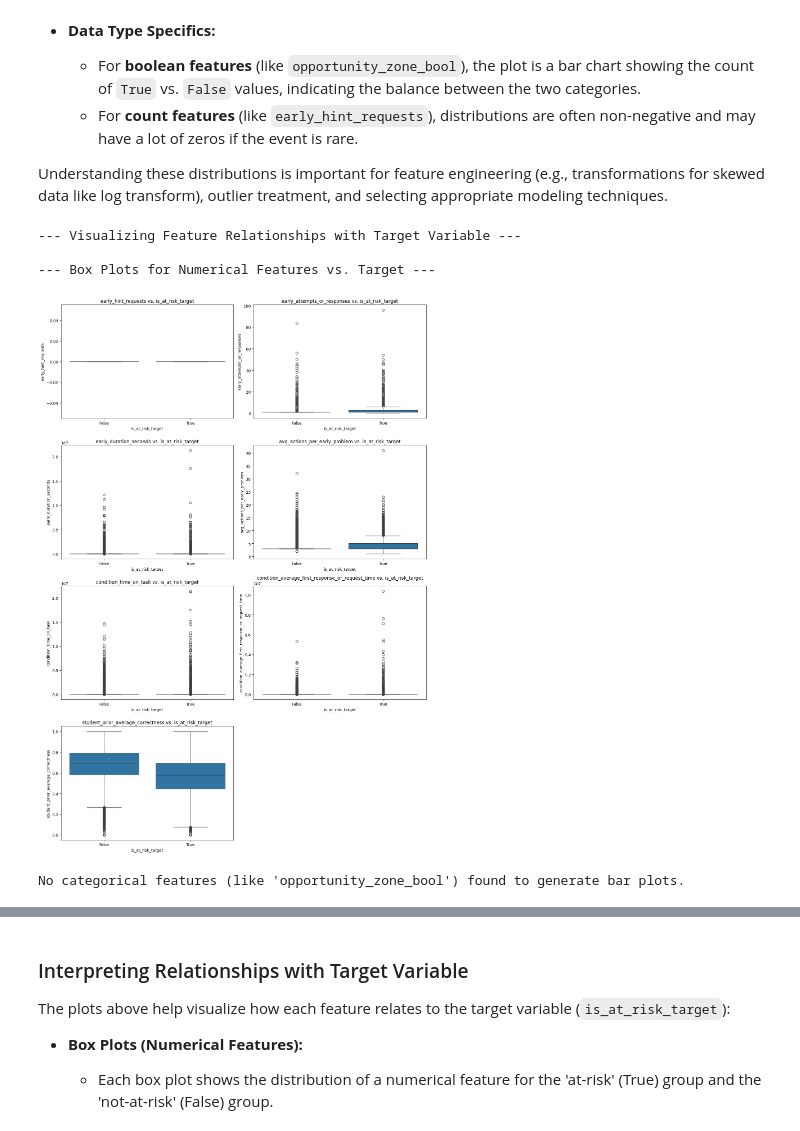
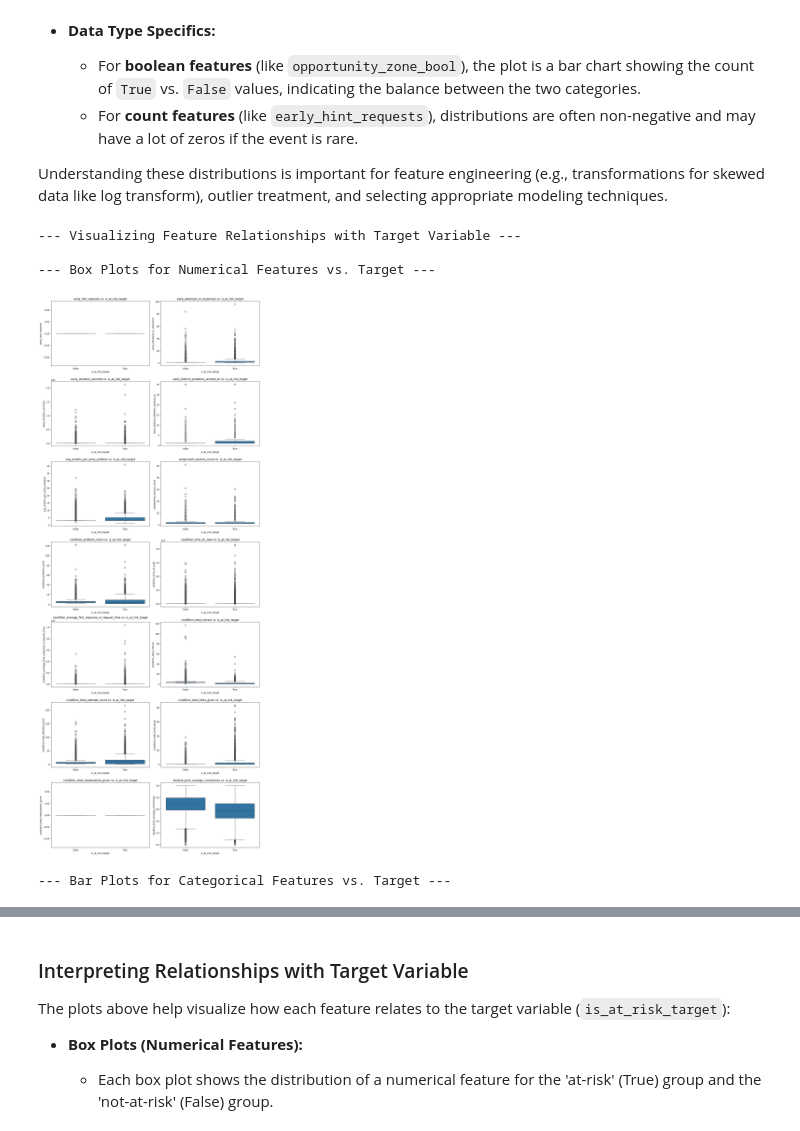
Before and after one commit to baker-jr-john/fe, a Jupyter notebook: john_baker_6910_project_code.ipynb, the cells around one changed output, grey strips where cells are left out. Drawn from its saved outputs; the diff is of its cells as text; code cells hidden in the pictures.

```diff
--- a/john_baker_6910_project_code.ipynb
+++ b/john_baker_6910_project_code.ipynb
@@ -1308,65 +1363,76 @@ The plots above show the distribution of each numerical feature. These visualiza
 Understanding these distributions is important for feature engineering (e.g., transformations for skewed data like log transform), outlier treatment, and selecting appropriate modeling techniques.
 # %%
 # 4. Relationship with Target Variable
-if 'assignment_level_final_df' in locals() and not assignment_level_final_df.is_empty() and combined_features and target_variable in assignment_level_final_df.columns:
+import matplotlib.pyplot as plt
+import seaborn as sns
+import polars as pl
+import pandas as pd # Keep pandas for constructing temporary DFs for seaborn if needed
+
+if 'assignment_level_final_df' in locals() and not assignment_level_final_df.is_empty() and 'combined_features' in locals() and 'target_variable' in locals() and target_variable in assignment_level_final_df.columns:
     print("\n--- Visualizing Feature Relationships with Target Variable ---")
 
-    # Separate numerical and categorical features for different plot types
     numerical_rel_features = []
-    categorical_rel_features = [] # Specifically for 'opportunity_zone_bool' or other true categoricals
+    categorical_rel_features = []
 
-    df_pandas_for_rel_plotting = assignment_level_final_df.select(combined_features + [target_variable]).to_pandas()
+    # Prepare target series (Polars) once
+    y_target_pl = assignment_level_final_df[target_variable]
 
-    for feature in combined_features:
-        if feature in df_pandas_for_rel_plotting.columns:
-            if df_pandas_for_rel_plotting[feature].dtype in ['float32', 'float64', 'int8', 'int16', 'int32', 'int64']:
-                numerical_rel_features.append(feature)
-            elif df_pandas_for_rel_plotting[feature].dtype == 'bool': # Treat boolean as categorical for these plots
-                categorical_rel_features.append(feature)
+    for feature_name in combined_features:
+        if feature_name in assignment_level_final_df.columns:
+            col_dtype = assignment_level_final_df[feature_name].dtype
+            if col_dtype in [pl.Float32, pl.Float64, pl.Int8, pl.Int16, pl.Int32, pl.Int64, pl.UInt8, pl.UInt16, pl.UInt32, pl.UInt64]:
+                numerical_rel_features.append(feature_name)
+            elif col_dtype == pl.Boolean:
+                categorical_rel_features.append(feature_name)
         else:
-            print(f"Warning: Feature '{feature}' not found in DataFrame, skipping for relationship plots.")
+            print(f"Warning: Feature '{feature_name}' not found in DataFrame, skipping for relationship plots.")
 
-    # Plotting numerical features with box plots
     if numerical_rel_features:
         print("\n--- Box Plots for Numerical Features vs. Target ---")
         num_plots_num = len(numerical_rel_features)
         cols_per_row_num = 2
         rows_needed_num = (num_plots_num + cols_per_row_num - 1) // cols_per_row_num
 
         plt.figure(figsize=(cols_per_row_num * 7, rows_needed_num * 5))
-        for i, feature in enumerate(numerical_rel_features):
+        for i, feature_name in enumerate(numerical_rel_features):
             plt.subplot(rows_needed_num, cols_per_row_num, i + 1)
-            sns.boxplot(x=target_variable, y=feature, data=df_pandas_for_rel_plotting)
-            plt.title(f'{feature} vs. {target_variable}')
+            # Construct a temporary Pandas DataFrame for seaborn
+            temp_df_pd = pd.DataFrame({
+                feature_name: assignment_level_final_df[feature_name].to_pandas(),
+                target_variable: y_target_pl.to_pandas()
+            })
+            sns.boxplot(x=target_variable, y=feature_name, data=temp_df_pd)
+            plt.title(f'{feature_name} vs. {target_variable}')
         plt.tight_layout()
         plt.show()
     else:
         print("No numerical features found to generate box plots.")
 
-    # Plotting categorical features with bar plots
     if categorical_rel_features:
         print("\n--- Bar Plots for Categorical Features vs. Target ---")
         num_plots_cat = len(categorical_rel_features)
-        cols_per_row_cat = 1 # Usually better to see these one by one or two if space allows
+        cols_per_row_cat = 1
         rows_needed_cat = (num_plots_cat + cols_per_row_cat - 1) // cols_per_row_cat
 
         plt.figure(figsize=(cols_per_row_cat * 8, rows_needed_cat * 6))
-        for i, feature in enumerate(categorical_rel_features):
+        for i, feature_name in enumerate(categorical_rel_features):
             plt.subplot(rows_needed_cat, cols_per_row_cat, i + 1)
-            # Calculate proportions for better comparison if classes are imbalanced
-            # sns.barplot(x=feature, y="proportion", hue=target_variable, data=df_pandas_for_rel_plotting.groupby(feature)[target_variable].value_counts(normalize=True).mul(100).rename('proportion').reset_index())
-            # Or simpler countplot
-            sns.countplot(x=feature, hue=target_variable, data=df_pandas_for_rel_plotting, dodge=True)
-            plt.title(f'{feature} vs. {target_variable}')
+            # Construct a temporary Pandas DataFrame for seaborn
+            temp_df_pd = pd.DataFrame({
+                feature_name: assignment_level_final_df[feature_name].to_pandas(),
+                target_variable: y_target_pl.to_pandas()
+            })
+            sns.countplot(x=feature_name, hue=target_variable, data=temp_df_pd, dodge=True)
+            plt.title(f'{feature_name} vs. {target_variable}')
         plt.tight_layout()
         plt.show()
     else:
         print("No categorical features (like 'opportunity_zone_bool') found to generate bar plots.")
 else:
     print("Skipping feature relationship visualization: DataFrame not available, feature lists not defined, or target missing.")
 # %% [output]
 --- Visualizing Feature Relationships with Target Variable ---
 
 --- Box Plots for Numerical Features vs. Target ---
-[figure, old version]
+[figure, new version]
-No categorical features (like 'opportunity_zone_bool') found to generate bar plots.
+--- Bar Plots for Categorical Features vs. Target ---
```
Also changed, not shown: parts of 13 cells of this notebook.
